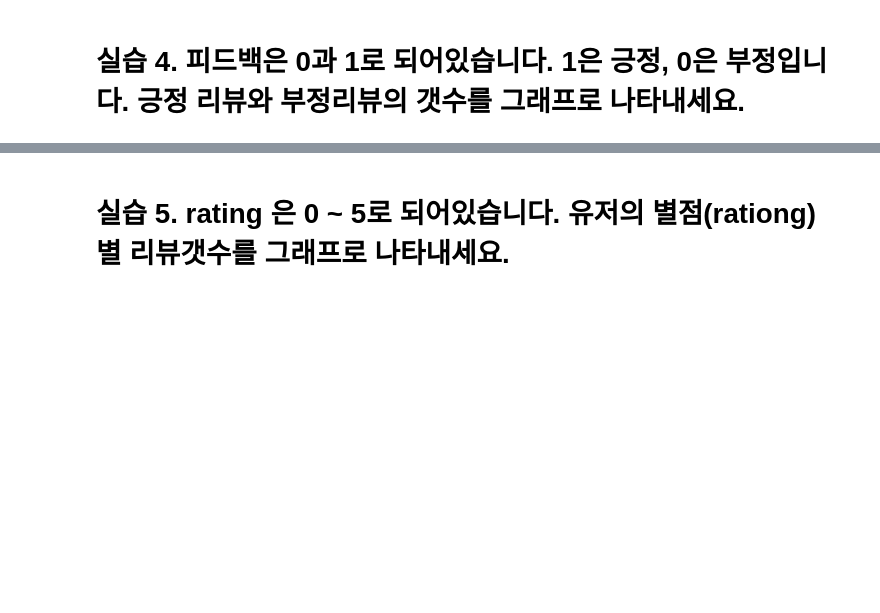
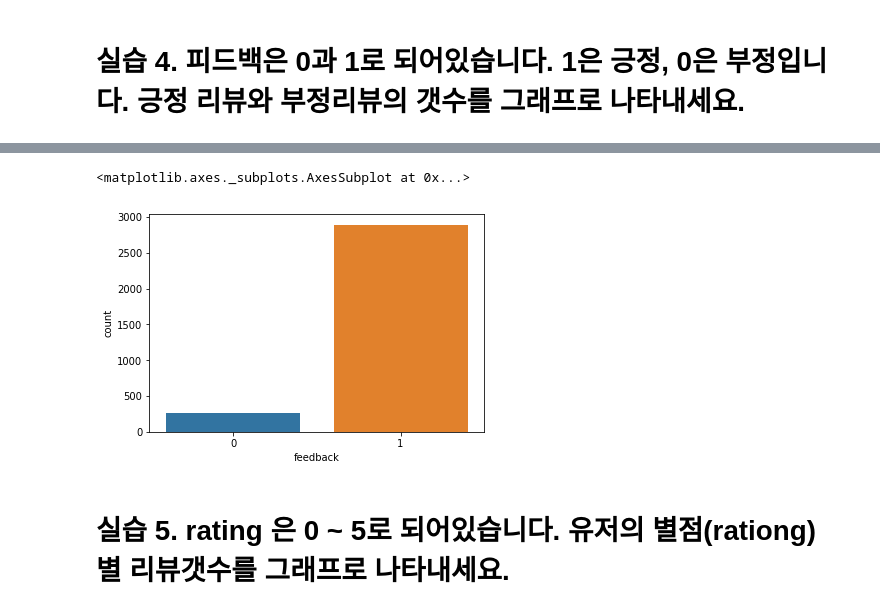
Before and after one commit to twistyang/python_sun, a Jupyter notebook: part08/0.a 프로젝트 Amazon Reviews Analysis.ipynb, the cells around one changed output, grey strips where cells are left out. Cells and saved outputs as stored; diff of their text form; code cells hidden in the pictures; blank space fills up the shorter version.

```diff
--- a/part08/0.a 프로젝트 Amazon Reviews Analysis.ipynb
+++ b/part08/0.a 프로젝트 Amazon Reviews Analysis.ipynb
@@ -29,3 +29,5 @@ import seaborn as sb # Statistical data visualization
 # 실습 2. pandas로 파일 읽기 - 탭으로 되어 있는 tsv 파일 읽기
 
 sep='\t'
+# %%
+df_alexa = pd.read_csv('amazon_alexa.tsv', sep='\t')
@@ -36,2 +100,7 @@ sep='\t'
+# %%
+sb.countplot(df_alexa['feedback'])
+# %% [output]
+<matplotlib.axes._subplots.AxesSubplot at 0x...>
+[figure, added]
 # %% [markdown]
 # 실습 5. rating 은 0 ~ 5로 되어있습니다. 유저의 별점(rationg) 별 리뷰갯수를 그래프로 나타내세요.
```
Also changed, not shown: parts of 31 cells of this notebook, 1 other file.
